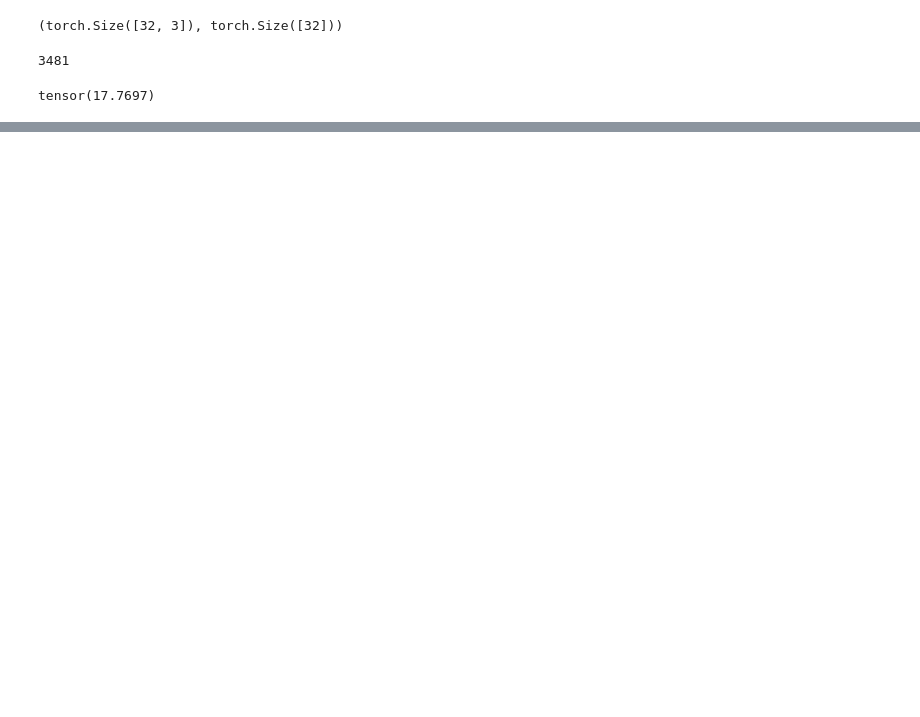
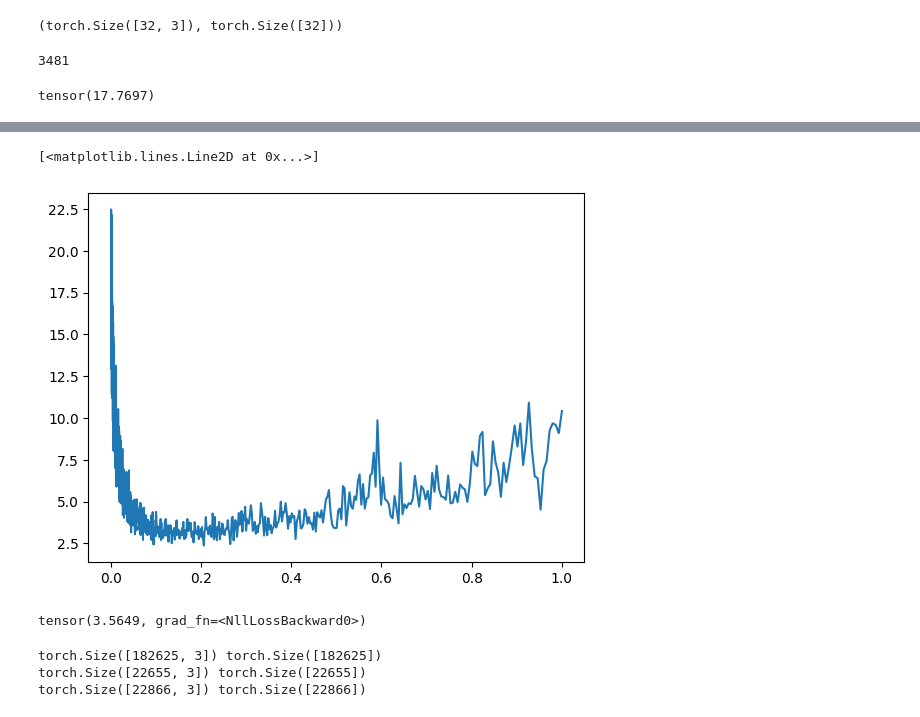
Before and after one commit to shuhbhm/transformers, a Jupyter notebook: makemore_mlp.ipynb, the cells around one changed output, grey strips where cells are left out. Cells and saved outputs as stored; diff of their text form; code cells hidden in the pictures; blank space fills up the shorter version.

```diff
--- a/makemore_mlp.ipynb
+++ b/makemore_mlp.ipynb
@@ -204,0 +281,12 @@ tensor(17.7697)
+# %%
+g = torch.Generator().manual_seed(2147483647) # for reproducability
+C = torch.randn((27,2),generator=g)
+W1 = torch.randn((6,100),generator=g)
+b1 = torch.randn(100,generator=g)
+W2 = torch.randn((100,27),generator=g)
+b2 = torch.randn((27),generator=g)
+
+parameters = [C , W1 , b1 , W2 , b2]
+# %%
+for p in parameters:
+    p.requires_grad = True
@@ -204,0 +407,5 @@ tensor(17.7697)
+# %%
+plt.plot(lri , lossi)
+# %% [output]
+[<matplotlib.lines.Line2D at 0x...>]
+[figure, added]
@@ -204,0 +458,52 @@ tensor(17.7697)
+# %%
+# calculating the loss on the entire dataset
+emb = C[X]
+h = torch.tanh(emb.view((-1,6)) @ W1 + b1)
+logits = h @ W2 + b2
+loss = F.cross_entropy(logits,Y)
+loss
+# %% [output]
+tensor(3.5649, grad_fn=<NllLossBackward0>)
+# %%
+# train split , dev/validation split , test split
+# build the splits
+def build_dataset(words,block_size=3):
+    X , Y = [],[]
+
+
+    for word in words:
+        # print(word)
+        context = [0] * block_size
+        # print(context)
+        for ch in word+'.':
+            ix = stoi[ch]
+            X.append(context)
+            Y.append(ix)
+            # print(''.join(itos[i] for i in context),'--->',itos[ix])
+            context = context[1:] + [ix] # crop and append
+
+    X = torch.tensor(X)
+    Y = torch.tensor(Y)
+    print(X.shape, Y.shape)
+    return X,Y
+
+
+
+import random
+random.seed(42)
+
+# # read all the lines
+# words = open('names.txt' , 'r').read().splitlines()
+random.shuffle(words)
+
+
+n1 = int(.8*len(words))
+n2 = int(.9*len(words))
+
+Xtr, Ytr = build_dataset(words[:n1])
+Xdev , Ydev = build_dataset(words[n1:n2])
+Xte , Yte = build_dataset(words[n2:])
+# %% [output]
+torch.Size([182625, 3]) torch.Size([182625])
+torch.Size([22655, 3]) torch.Size([22655])
+torch.Size([22866, 3]) torch.Size([22866])
```
Also changed, not shown: parts of 41 cells of this notebook, 2 other files.
